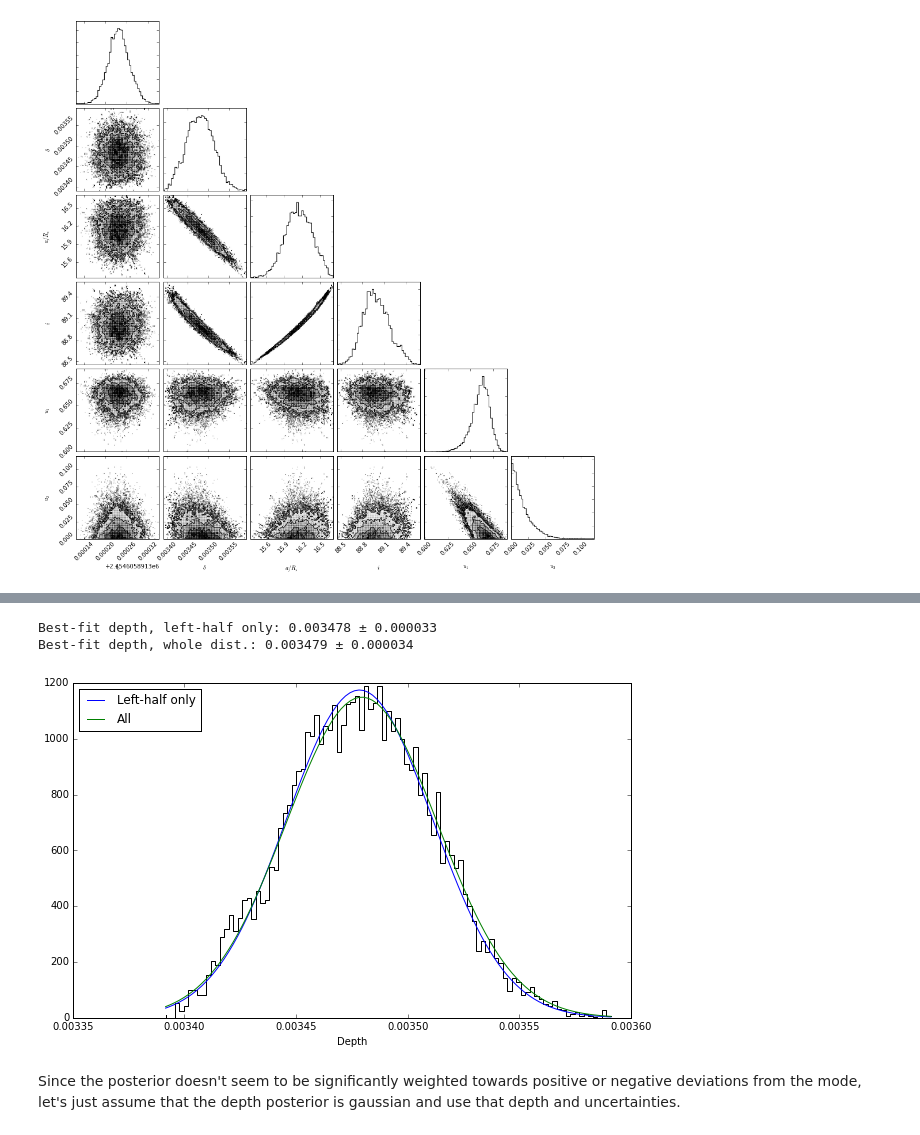
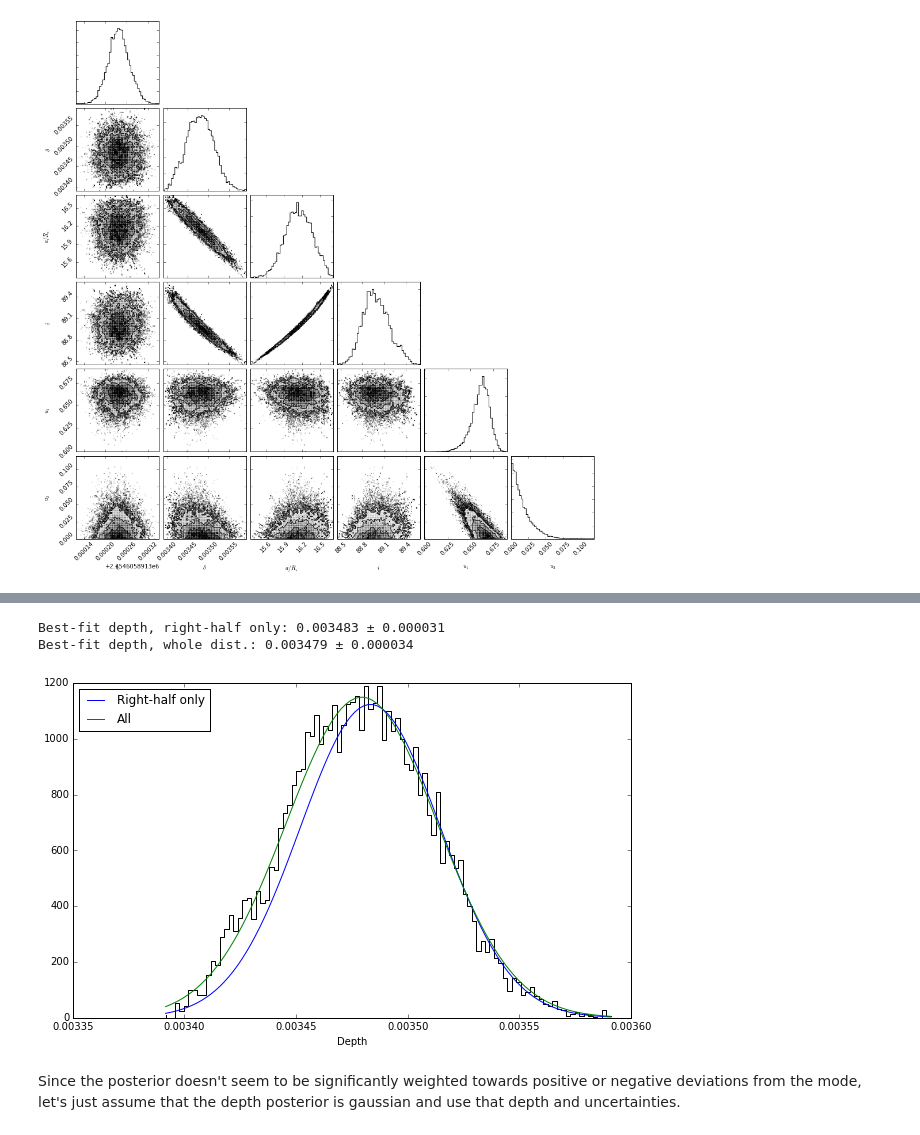
Before and after one commit to bmorris3/hat-11, a Jupyter notebook: data/clean_lightcurves.ipynb, the cells around one changed output, grey strips where cells are left out. Cells and saved outputs as stored; diff of their text form; code cells hidden in the pictures.

```diff
--- a/data/clean_lightcurves.ipynb
+++ b/data/clean_lightcurves.ipynb
@@ -175,40 +176,40 @@ n, edges = np.histogram(depth_chain, 100)
 bin_centers = 0.5*(edges[1:] + edges[:-1])
 
 depth_mode_fit_limit = 0.00347
-below_mode = bin_centers < depth_mode_fit_limit
+below_mode = bin_centers > depth_mode_fit_limit
 
 from scipy import optimize
 def gaussian(x, x0, sigma, amp):
     return amp*np.exp(-0.5*(x-x0)**2/sigma**2)
 
 def fit_gaussian(params, x, y, yerr):
     return (gaussian(x, *params) - y)/yerr
 
 initp = [depth_mode_fit_limit, 0.00002, 1100]
 
-p_lefthalfonly = optimize.leastsq(fit_gaussian, initp,
+p_righthalfonly = optimize.leastsq(fit_gaussian, initp,
                                   args=(bin_centers[below_mode], n[below_mode], 0.05*np.max(n[below_mode])),
                                   diag=(1./bin_centers[below_mode].mean(), 1./n[below_mode].mean()))
 
 
 p_all = optimize.leastsq(fit_gaussian, initp,
                          args=(bin_centers, n, 0.05*np.max(n)),
                          diag=(1./bin_centers.mean(), 1./n.mean()))
 
-print("Best-fit depth, left-half only: {:.6f} ± {:.6f}".format(*p_lefthalfonly[0][0:2]))
+print("Best-fit depth, right-half only: {:.6f} ± {:.6f}".format(*p_righthalfonly[0][0:2]))
 print("Best-fit depth, whole dist.: {:.6f} ± {:.6f}".format(*p_all[0][0:2]))
 
 fig, ax = plt.subplots(1, figsize=(10, 6))
 ax.plot(bin_centers, n, ls='steps', color='k')
-ax.plot(bin_centers, gaussian(bin_centers, *p_lefthalfonly[0]), label='Left-half only')
+ax.plot(bin_centers, gaussian(bin_centers, *p_righthalfonly[0]), label='Right-half only')
 ax.plot(bin_centers, gaussian(bin_centers, *p_all[0]), label='All')
 ax.set(xlabel='Depth')
 ax.legend(loc='upper left')
 plt.show()
 # %% [output]
-Best-fit depth, left-half only: 0.003478 ± 0.000033
+Best-fit depth, right-half only: 0.003483 ± 0.000031
 Best-fit depth, whole dist.: 0.003479 ± 0.000034
-[figure, old version]
+[figure, new version]
 # %% [markdown]
 Since the posterior doesn't seem to be significantly weighted towards positive or negative deviations from the mode, let's just assume that the depth posterior is gaussian and use that depth and uncertainties.
 # %%
```
Also changed, not shown: parts of 12 cells of this notebook.
